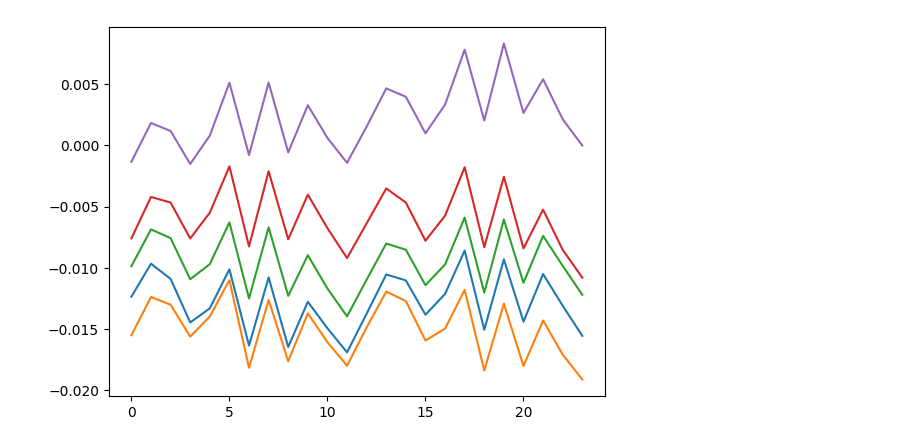
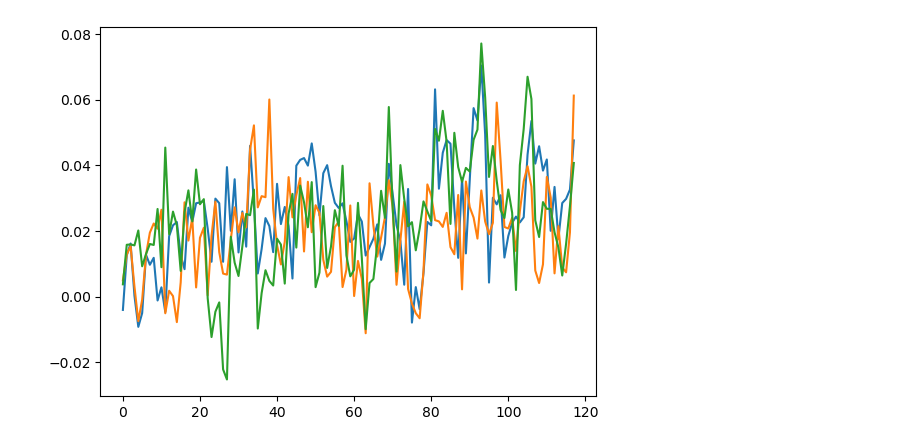
Before and after one commit to grahamclyne/ipsl_dcpp, a Jupyter notebook: ipsl_dcpp/model/ensemble_analysis.ipynb, the cells around one changed output. Saved outputs shown, nothing was run; the diff lists cells and outputs as text; code cells hidden in the pictures.

Commit message:
updating testing of rollout

```diff
--- a/ipsl_dcpp/model/ensemble_analysis.ipynb
+++ b/ipsl_dcpp/model/ensemble_analysis.ipynb
@@ -13,7 +5,7 @@ import lightning as pl
 #from ipsl_dcpp.model.pangu import PanguWeather
 from hydra import compose, initialize
 from omegaconf import OmegaConf
-
+import numpy as np
 import hydra
 import os
 #os.environ['SLURM_NTASKS_PER_NODE'] = '1'
@@ -56,4 +48,19 @@ val_dataloader = torch.utils.data.DataLoader(
     shuffle=False,
     num_workers=1
 )
+import pickle
+import io
+ensembles = []
+class CPU_Unpickler(pickle.Unpickler):
+    def find_class(self, module, name):
+        if module == 'torch.storage' and name == '_load_from_bytes':
+            return lambda b: torch.load(io.BytesIO(b), map_location='cpu')
+        else: return super().find_class(module, name)
+
+for i in range(0,3):
+   # ensembles.append(CPU_Unpickler(open(f'../{i}_rollout_v_predictions_30year_ssp_585_20e12882_50steps_fixed_velocity.pkl', 'rb')).load())
+    ensembles.append(CPU_Unpickler(open(f'../{i}_rollout.pkl', 'rb')).load())
+
+num_steps = len(ensembles[0]['state_surface'])
+# fixed = CPU_Unpickler(open(f'../0_rollout_v_predictions_30year_ssp_585_20e12882_50steps_fixed.pkl', 'rb')).load()
 # %% [output]
@@ -61,10 +70,16 @@ val_dataloader = torch.utils.data.DataLoader(
 # %%
 #LOAD BATCH DATA
-batch_timeseries = []
-batch_iter = iter(train_dataloader)
+ipsl_ensemble = []
+batch_timeseries = {'state_surface':[]}
+batch_iter = iter(val_dataloader)
 val.timestamps
-for b in range(num_steps * 6):
-    print(b)
+num_members = 3
+for b in range((118 * num_members) + 1):
+    if(b % 118 == 0 and b != 0):
+        batch_timeseries['state_surface'] = np.stack(batch_timeseries['state_surface'])
+        ipsl_ensemble.append(batch_timeseries)
+        batch_timeseries = {'state_surface':[]}
     batch = next(batch_iter)
-    batch_timeseries.append(batch)
-import numpy as np
+    print(batch['time'])
+    batch_timeseries['state_surface'].append(batch['state_surface'])
+ipsl_ensemble = np.stack(ipsl_ensemble)
@@ -71,12 +104,10 @@ import numpy as np
 # %%
-batch_timeseries_state = [x['state_surface'] for x in batch_timeseries]
-ipsl_ensemble = np.stack(np.array_split(np.stack(batch_timeseries_state[:118 * 3 * 6]),6)[:-1])
-ipsl_ensemble[ipsl_ensemble == 0] = 'nan'
+#verify batches
 import matplotlib.pyplot as plt
 for i in ipsl_ensemble:
-    plt.plot(np.nanmean(i[:24,0,4],axis=(-1,-2)))
+    plt.plot(np.nanmean(i['state_surface'][:,0,0],axis=(-1,-2)))
 # %% [output]
-[figure, old version]
+[figure, new version]
 # %%
 batch_denormed = []
 denormed_ensembles = []
```
Also changed, not shown: parts of 31 cells of this notebook, 13 other files.
